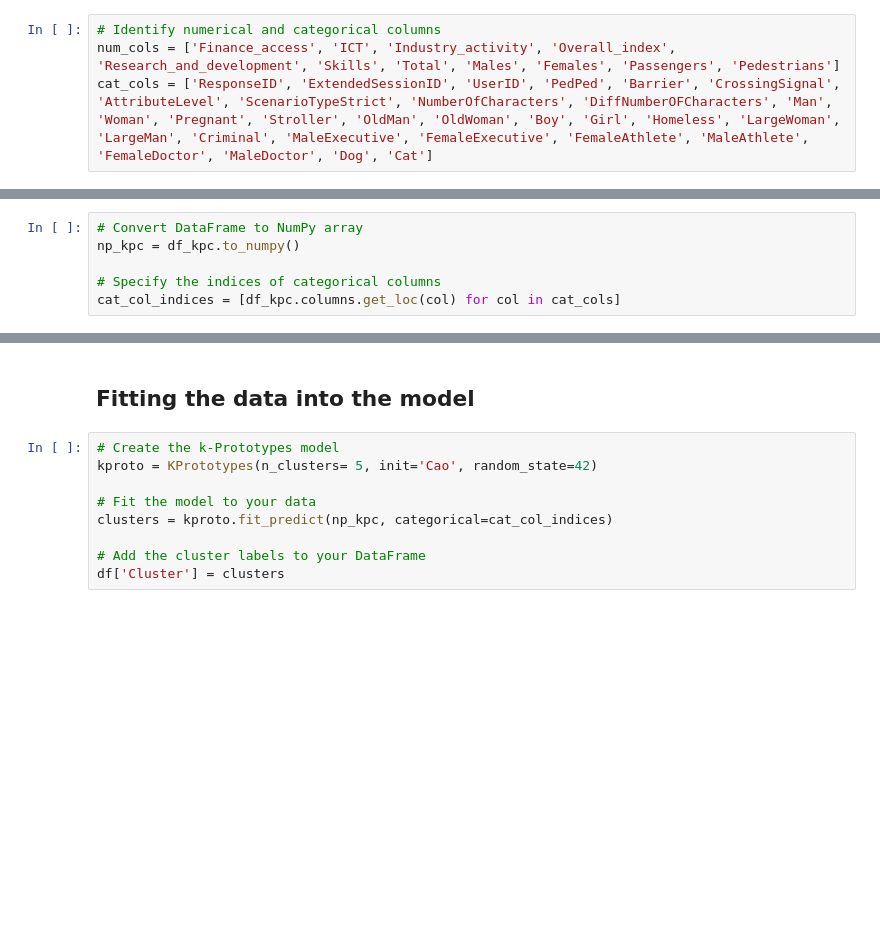
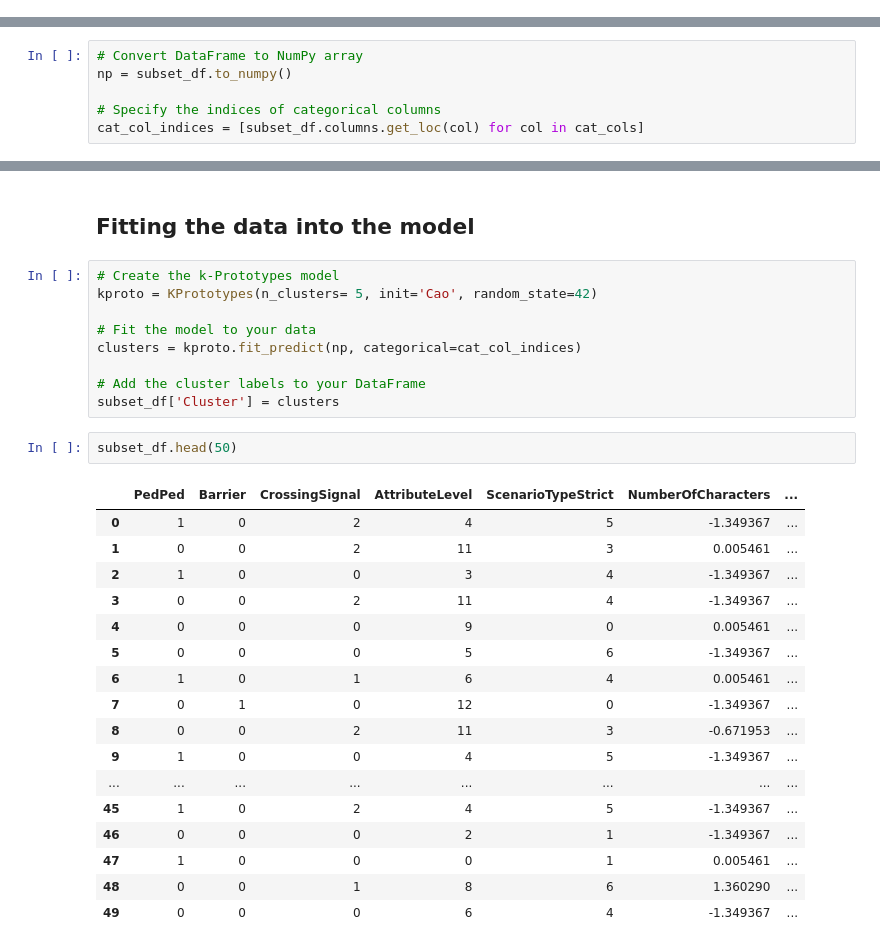
Before and after one commit to Moral-Machine-2024/timoklein, a Jupyter notebook: K_Prototype_Clustering.ipynb, the cells around one changed output, grey strips where cells are left out. Cells and saved outputs as stored; diff of their text form; blank space fills up the shorter version.

```diff
--- a/K_Prototype_Clustering.ipynb
+++ b/K_Prototype_Clustering.ipynb
@@ -46,4 +67,0 @@ df_kpc.drop(columns=['Saved'], inplace=True)
-# %%
-# Identify numerical and categorical columns
-num_cols = ['Finance_access', 'ICT', 'Industry_activity', 'Overall_index', 'Research_and_development', 'Skills', 'Total', 'Males', 'Females', 'Passengers', 'Pedestrians']
-cat_cols = ['ResponseID', 'ExtendedSessionID', 'UserID', 'PedPed', 'Barrier', 'CrossingSignal', 'AttributeLevel', 'ScenarioTypeStrict', 'NumberOfCharacters', 'DiffNumberOFCharacters', 'Man', 'Woman', 'Pregnant', 'Stroller', 'OldMan', 'OldWoman', 'Boy', 'Girl', 'Homeless', 'LargeWoman', 'LargeMan', 'Criminal', 'MaleExecutive', 'FemaleExecutive', 'FemaleAthlete', 'MaleAthlete', 'FemaleDoctor', 'MaleDoctor', 'Dog', 'Cat']
@@ -64,6 +77,6 @@ df_kpc.head()
 # %%
 # Convert DataFrame to NumPy array
-np_kpc = df_kpc.to_numpy()
+np = subset_df.to_numpy()
 
 # Specify the indices of categorical columns
-cat_col_indices = [df_kpc.columns.get_loc(col) for col in cat_cols]
+cat_col_indices = [subset_df.columns.get_loc(col) for col in cat_cols]
@@ -74,7 +97,27 @@ cat_col_indices = [df_kpc.columns.get_loc(col) for col in cat_cols]
 kproto = KPrototypes(n_clusters= 5, init='Cao', random_state=42)
 
 # Fit the model to your data
-clusters = kproto.fit_predict(np_kpc, categorical=cat_col_indices)
+clusters = kproto.fit_predict(np, categorical=cat_col_indices)
 
 # Add the cluster labels to your DataFrame
-df['Cluster'] = clusters
+subset_df['Cluster'] = clusters
+# %%
+subset_df.head(50)
+# %% [output]
+|  | PedPed | Barrier | CrossingSignal | AttributeLevel | ScenarioTypeStrict | NumberOfCharacters | ... |
+| 0 | 1 | 0 | 2 | 4 | 5 | -1.349367 | ... |
+| 1 | 0 | 0 | 2 | 11 | 3 | 0.005461 | ... |
+| 2 | 1 | 0 | 0 | 3 | 4 | -1.349367 | ... |
+| 3 | 0 | 0 | 2 | 11 | 4 | -1.349367 | ... |
+| 4 | 0 | 0 | 0 | 9 | 0 | 0.005461 | ... |
+| 5 | 0 | 0 | 0 | 5 | 6 | -1.349367 | ... |
+| 6 | 1 | 0 | 1 | 6 | 4 | 0.005461 | ... |
+| 7 | 0 | 1 | 0 | 12 | 0 | -1.349367 | ... |
+| 8 | 0 | 0 | 2 | 11 | 3 | -0.671953 | ... |
+| 9 | 1 | 0 | 0 | 4 | 5 | -1.349367 | ... |
+| ... | ... | ... | ... | ... | ... | ... | ... |
+| 45 | 1 | 0 | 2 | 4 | 5 | -1.349367 | ... |
+| 46 | 0 | 0 | 0 | 2 | 1 | -1.349367 | ... |
+| 47 | 1 | 0 | 0 | 0 | 1 | 0.005461 | ... |
+| 48 | 0 | 0 | 1 | 8 | 6 | 1.360290 | ... |
+| 49 | 0 | 0 | 0 | 6 | 4 | -1.349367 | ... |
```
Also changed, not shown: parts of 14 cells of this notebook, 5 other files.
